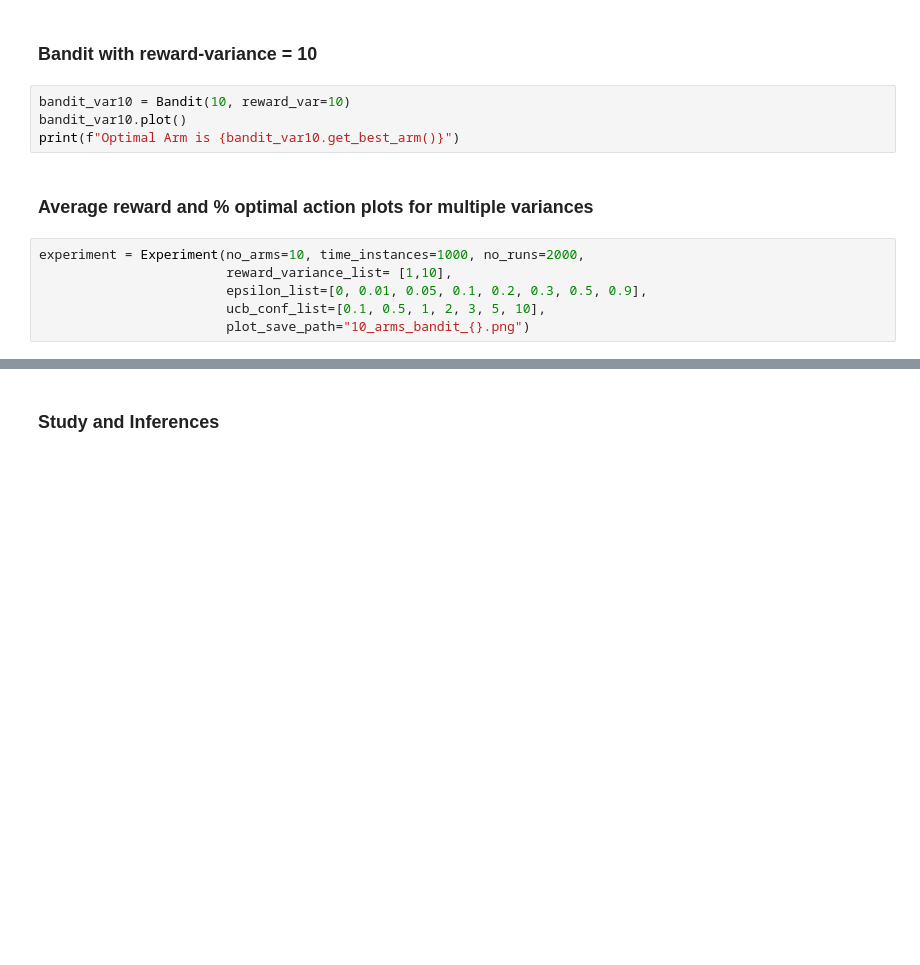
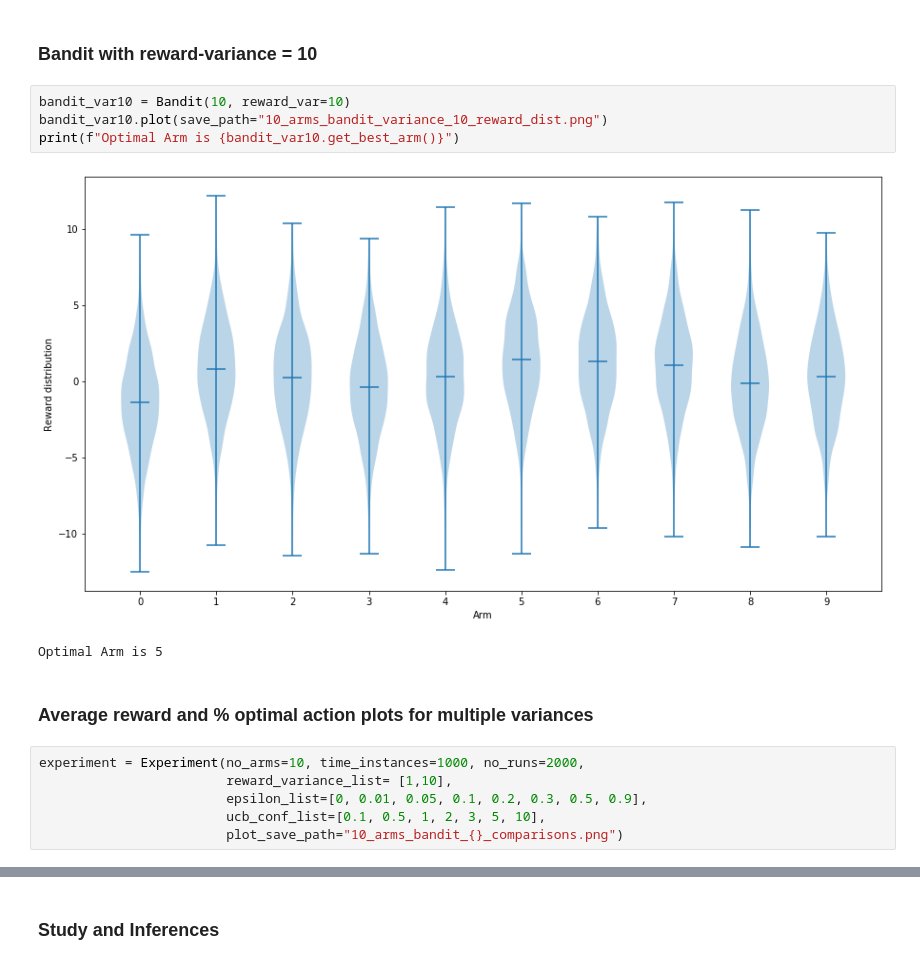
Before and after one commit to sharmilisrinivasan/RL, a Jupyter notebook: IISc_Assignments/10ArmBandit/10 Arm Bandit Assignment.ipynb, the cells around one changed output, grey strips where cells are left out. Cells and saved outputs as stored; diff of their text form; blank space fills up the shorter version.

```diff
--- a/IISc_Assignments/10ArmBandit/10 Arm Bandit Assignment.ipynb
+++ b/IISc_Assignments/10ArmBandit/10 Arm Bandit Assignment.ipynb
@@ -185,8 +206,11 @@ print(f"Optimal Arm is {bandit_var1.get_best_arm()}")
 ### Bandit with reward-variance = 10
 # %%
 bandit_var10 = Bandit(10, reward_var=10)
-bandit_var10.plot()
+bandit_var10.plot(save_path="10_arms_bandit_variance_10_reward_dist.png")
 print(f"Optimal Arm is {bandit_var10.get_best_arm()}")
+# %% [output]
+[figure, added]
+Optimal Arm is 5
 # %% [markdown]
 ### Average reward and % optimal action plots for multiple variances
 # %%
@@ -194,6 +218,6 @@ experiment = Experiment(no_arms=10, time_instances=1000, no_runs=2000,
                         reward_variance_list= [1,10],
                         epsilon_list=[0, 0.01, 0.05, 0.1, 0.2, 0.3, 0.5, 0.9],
                         ucb_conf_list=[0.1, 0.5, 1, 2, 3, 5, 10],
-                        plot_save_path="10_arms_bandit_{}.png")
+                        plot_save_path="10_arms_bandit_{}_comparisons.png")
 # %%
 experiment.run()
```
Also changed, not shown: parts of 7 cells of this notebook, 4 other files.
